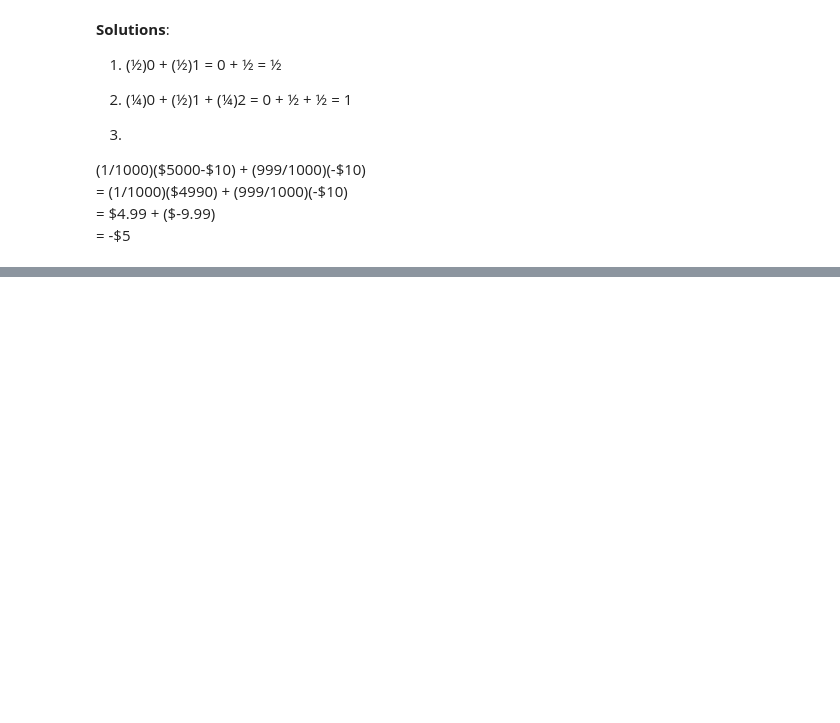
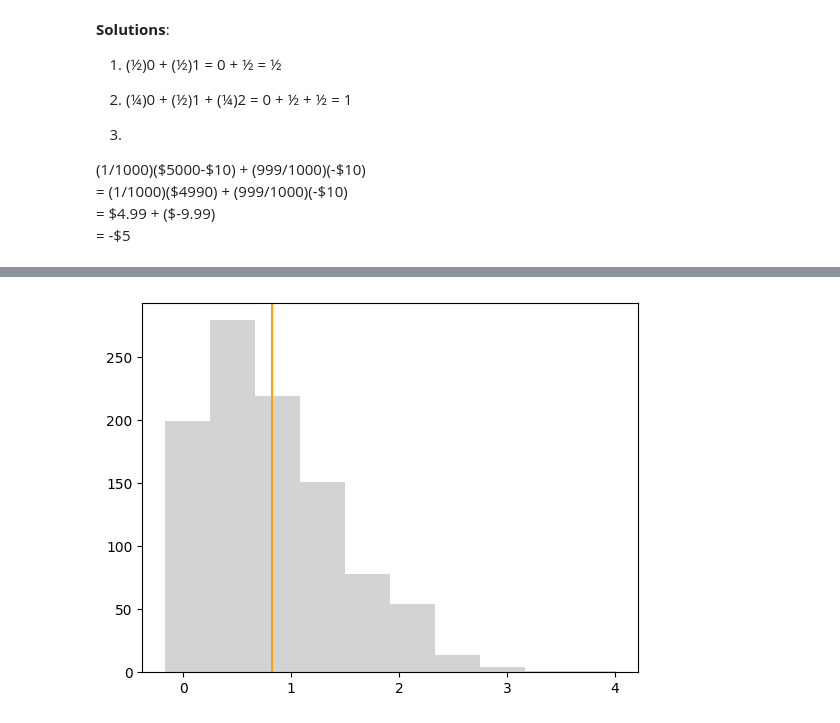
Before and after one commit to deenadayalanai/Machine-Learning-Foundations, a Jupyter notebook: Probability_&_Information_Theory.ipynb, the cells around one changed output, grey strips where cells are left out. Drawn from its saved outputs; the diff is of its cells as text; code cells hidden in the pictures; blank space fills up the shorter version.

```diff
--- a/Probability_&_Information_Theory.ipynb
+++ b/Probability_&_Information_Theory.ipynb
@@ -198,0 +307,8 @@ E
+# %%
+x = st.skewnorm.rvs(10, size=1000)
+# %%
+fig, ax = plt.subplots()
+plt.axvline(x = np.mean(x), color='orange')
+_ = plt.hist(x, color = 'lightgray')
+# %% [output]
+[figure, added]
```
Also changed, not shown: parts of 42 cells of this notebook.
